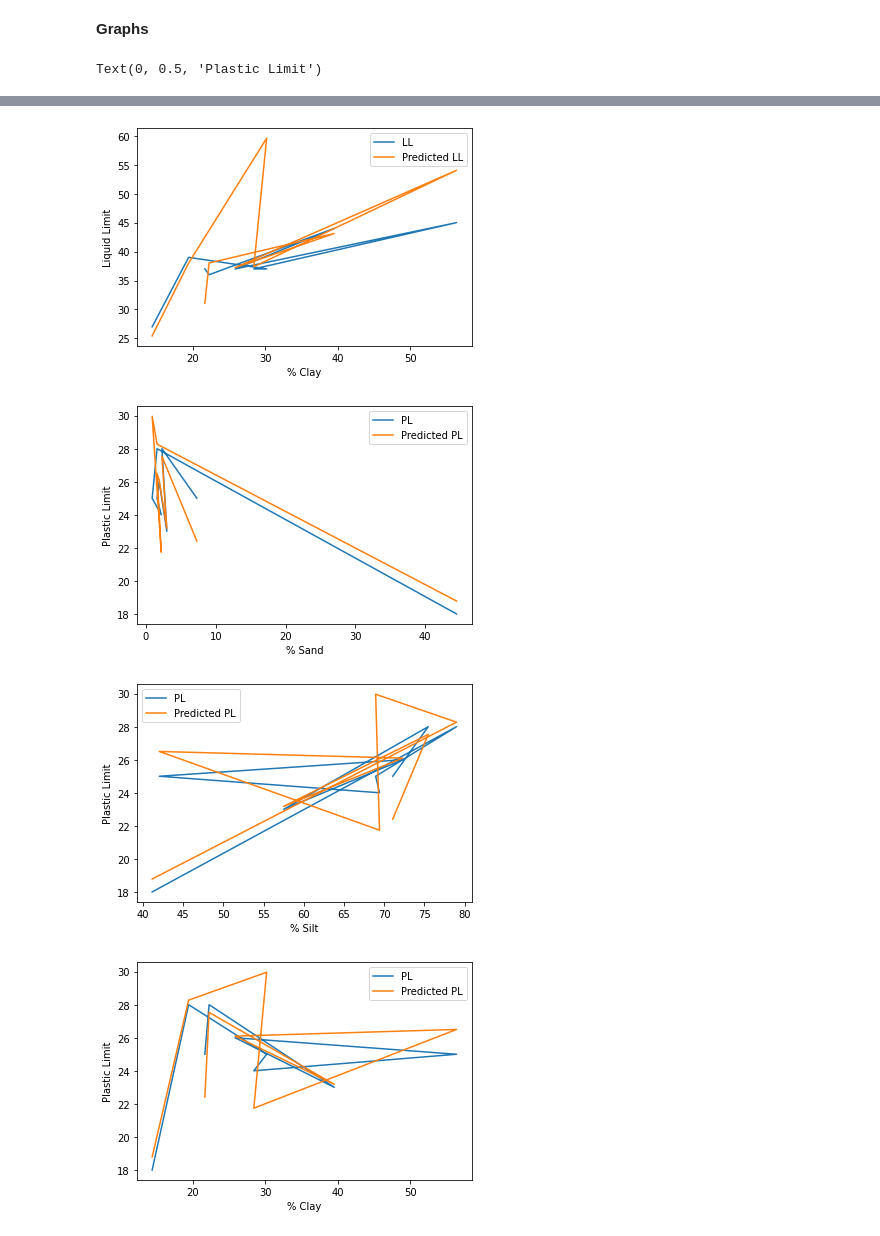
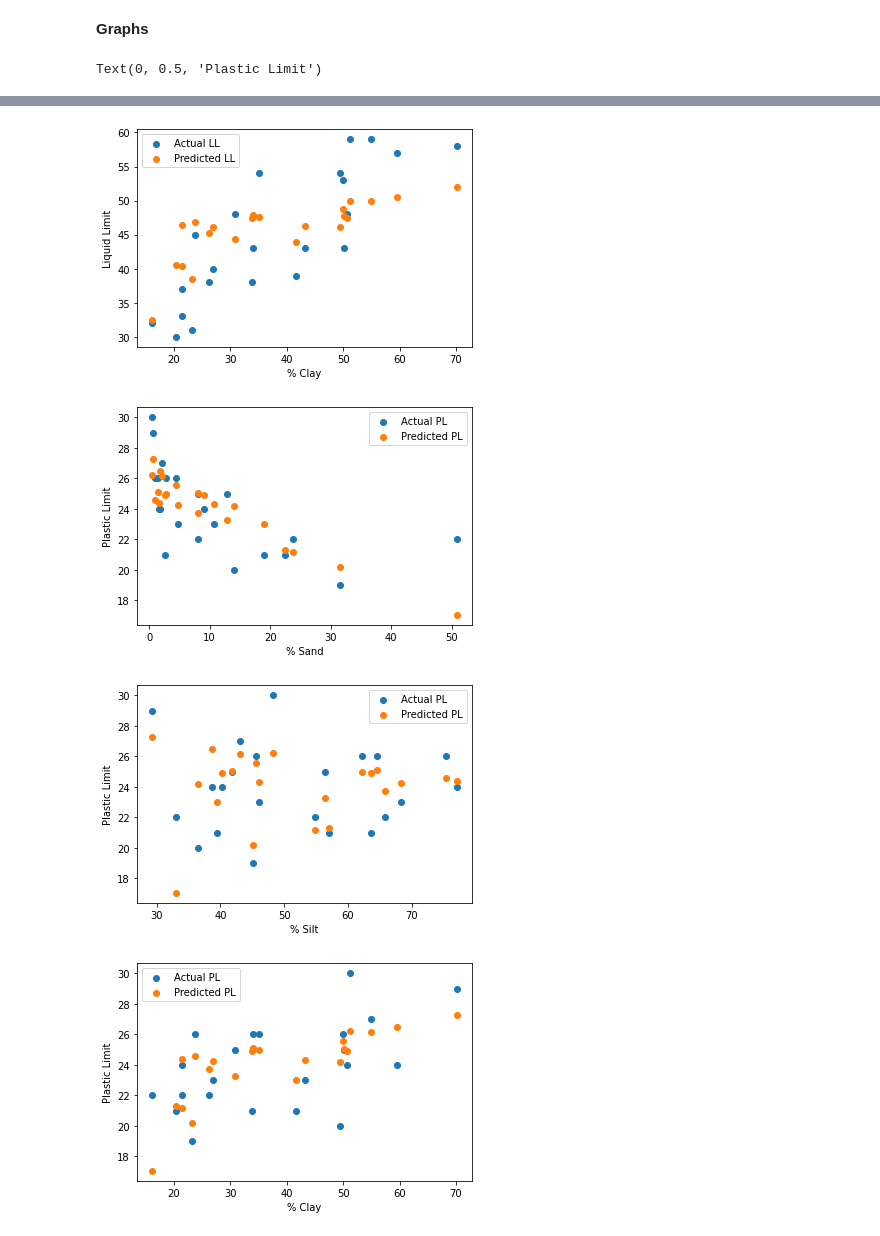
Before and after one commit to mdnasiruddin733/ann-thesis, a Jupyter notebook: ArtificialNeuralNetwork.ipynb, the cells around one changed output, grey strips where cells are left out. Cells and saved outputs as stored; diff of their text form; code cells hidden in the pictures.

Commit message:
Only Coxsbazar Data

```diff
--- a/ArtificialNeuralNetwork.ipynb
+++ b/ArtificialNeuralNetwork.ipynb
@@ -28,7 +30,7 @@ import numpy as np
 # %% [markdown]
 ## **Loading data from our data.csv file**
 # %%
-url="/content/drive/MyDrive/Colab Notebooks/mined_data.csv"
+url="/content/drive/MyDrive/coxbazar-data.csv"
 df=pd.read_csv(url)
-print(df)
+print(df.shape)
 # %% [output]
@@ -76,7 +61,7 @@ print(input_col)
 # %% [markdown]
 # **Splitting Training and Testing Data**
 # %%
-x_train,x_test,y_train,y_test=train_test_split(input_col,output_col,test_size=0.15)
+x_train,x_test,y_train,y_test=train_test_split(input_col,output_col,test_size=0.20)
 # %% [markdown]
 ## **Defining and compiling keras model**
 # %%
@@ -125,15 +94,14 @@ print(test_accuracy)
 # **Predicting model**
 # %%
 df=pd.DataFrame()
-df["sand"]=x_test['Sand']
-df["silt"]=x_test['Silt']
-df["clay"]=x_test['Clay']
-df["ll"]=y_test['LL']
+df["sand"]=x_test['sand']
+df["silt"]=x_test['silt']
+df["clay"]=x_test['clay']
+df["ll"]=y_test['ll']
 df["predicted_ll"]=model.predict(x_test)[:,0]
-df["pl"]=y_test['PL']
+df["pl"]=y_test['pl']
 df["predicted_pl"]=model.predict(x_test)[:,1]
 
-
 print(df)
 # %% [output]
     sand   silt   clay  ll  predicted_ll  pl  predicted_pl
@@ -152,46 +127,46 @@ print(df)
 import matplotlib.pyplot as plt
 
 fig1,sand=plt.subplots()
-sand.plot(df['sand'],df['ll'])
-sand.plot(df['sand'],df['predicted_ll'])
-sand.legend(("LL","Predicted LL"))
+sand.scatter(df['sand'],df['ll'])
+sand.scatter(df['sand'],df['predicted_ll'])
+sand.legend(("Actual LL","Predicted LL"))
 sand.set_xlabel("% Sand")
 sand.set_ylabel("Liquid Limit")
 
 fig2,silt=plt.subplots()
-silt.plot(df['silt'],df['ll'])
-silt.plot(df['silt'],df['predicted_ll'])
-silt.legend(("LL","Predicted LL"))
+silt.scatter(df['silt'],df['ll'])
+silt.scatter(df['silt'],df['predicted_ll'])
+silt.legend(("Actual LL","Predicted LL"))
 silt.set_xlabel("% Silt")
 silt.set_ylabel("Liquid Limit")
 
 fig3,clay=plt.subplots()
-clay.plot(df['clay'],df['ll'])
-clay.plot(df['clay'],df['predicted_ll'])
-clay.legend(("LL","Predicted LL"))
+clay.scatter(df['clay'],df['ll'])
+clay.scatter(df['clay'],df['predicted_ll'])
+clay.legend(("Actual LL","Predicted LL"))
 clay.set_xlabel("% Clay")
 clay.set_ylabel("Liquid Limit")
 
 
 # Plastic Limit
 fig1,sand=plt.subplots()
-sand.plot(df['sand'],df['pl'])
-sand.plot(df['sand'],df['predicted_pl'])
-sand.legend(("PL","Predicted PL"))
+sand.scatter(df['sand'],df['pl'])
+sand.scatter(df['sand'],df['predicted_pl'])
+sand.legend(("Actual PL","Predicted PL"))
 sand.set_xlabel("% Sand")
 sand.set_ylabel("Plastic Limit")
 
 fig2,silt=plt.subplots()
-silt.plot(df['silt'],df['pl'])
-silt.plot(df['silt'],df['predicted_pl'])
-silt.legend(("PL","Predicted PL"))
+silt.scatter(df['silt'],df['pl'])
+silt.scatter(df['silt'],df['predicted_pl'])
+silt.legend(("Actual PL","Predicted PL"))
 silt.set_xlabel("% Silt")
 silt.set_ylabel("Plastic Limit")
 
 fig3,clay=plt.subplots()
-clay.plot(df['clay'],df['pl'])
-clay.plot(df['clay'],df['predicted_pl'])
-clay.legend(("PL","Predicted PL"))
+clay.scatter(df['clay'],df['pl'])
+clay.scatter(df['clay'],df['predicted_pl'])
+clay.legend(("Actual PL","Predicted PL"))
 clay.set_xlabel("% Clay")
 clay.set_ylabel("Plastic Limit")
 # %% [output]
@@ -201,4 +176,4 @@ Text(0, 0.5, 'Plastic Limit')
-[figure, old version]
+[figure, new version]
-[figure, old version]
+[figure, new version]
-[figure, old version]
+[figure, new version]
-[figure, old version]
+[figure, new version]
```
Also changed, not shown: parts of 7 cells of this notebook.
